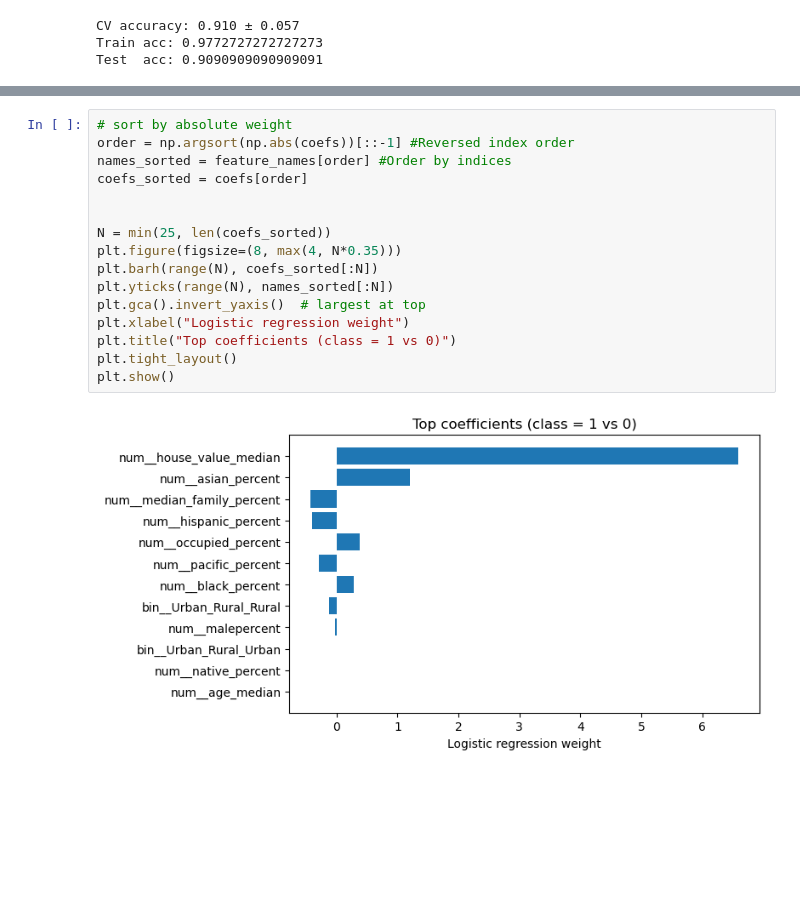
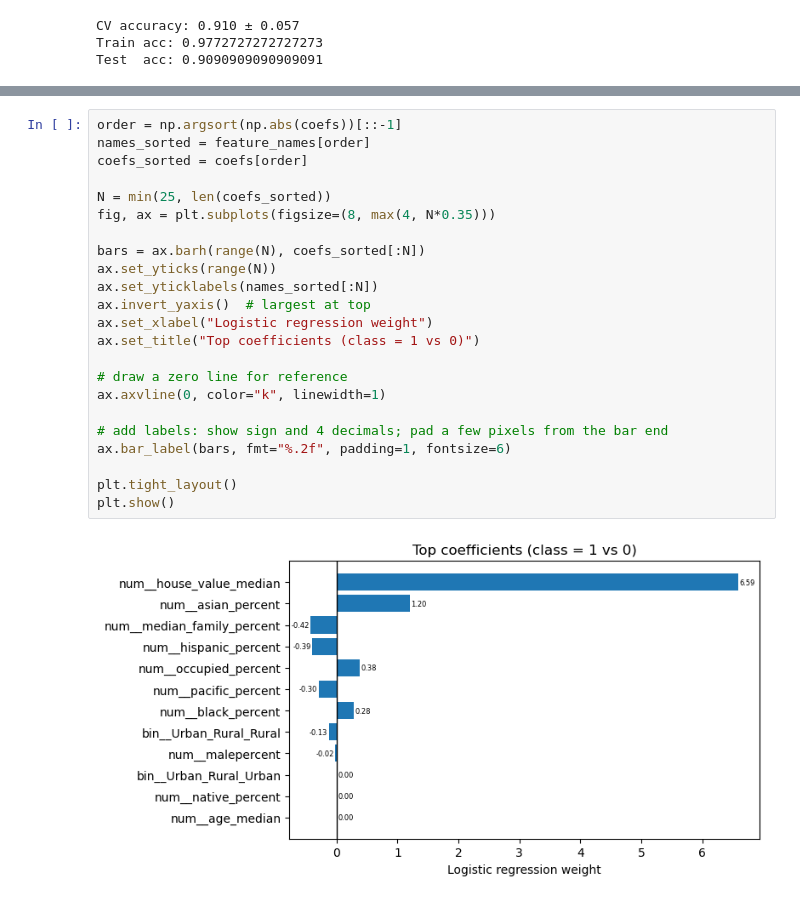
Before and after one commit to mqian93/FindMyNuclearWaste, a Jupyter notebook: Code/LassoRegression.ipynb, the cells around one changed output, grey strips where cells are left out. Saved outputs shown, nothing was run; the diff lists cells and outputs as text; blank space fills up the shorter version.

```diff
--- a/Code/LassoRegression.ipynb
+++ b/Code/LassoRegression.ipynb
@@ -89,18 +97,25 @@ Intercept: 2.186045169153752
 # %%
-# sort by absolute weight
-order = np.argsort(np.abs(coefs))[::-1] #Reversed index order
-names_sorted = feature_names[order] #Order by indices
+order = np.argsort(np.abs(coefs))[::-1]
+names_sorted = feature_names[order]
 coefs_sorted = coefs[order]
 
+N = min(25, len(coefs_sorted))
+fig, ax = plt.subplots(figsize=(8, max(4, N*0.35)))
 
-N = min(25, len(coefs_sorted))
-plt.figure(figsize=(8, max(4, N*0.35)))
-plt.barh(range(N), coefs_sorted[:N])
-plt.yticks(range(N), names_sorted[:N])
-plt.gca().invert_yaxis()  # largest at top
-plt.xlabel("Logistic regression weight")
-plt.title("Top coefficients (class = 1 vs 0)")
+bars = ax.barh(range(N), coefs_sorted[:N])
+ax.set_yticks(range(N))
+ax.set_yticklabels(names_sorted[:N])
+ax.invert_yaxis()  # largest at top
+ax.set_xlabel("Logistic regression weight")
+ax.set_title("Top coefficients (class = 1 vs 0)")
+
+# draw a zero line for reference
+ax.axvline(0, color="k", linewidth=1)
+
+# add labels: show sign and 4 decimals; pad a few pixels from the bar end
+ax.bar_label(bars, fmt="%.2f", padding=1, fontsize=6)
+
 plt.tight_layout()
 plt.show()
 # %% [output]
-[figure, old version]
+[figure, new version]
```
Also changed, not shown: parts of 4 cells of this notebook, 10 other files.
